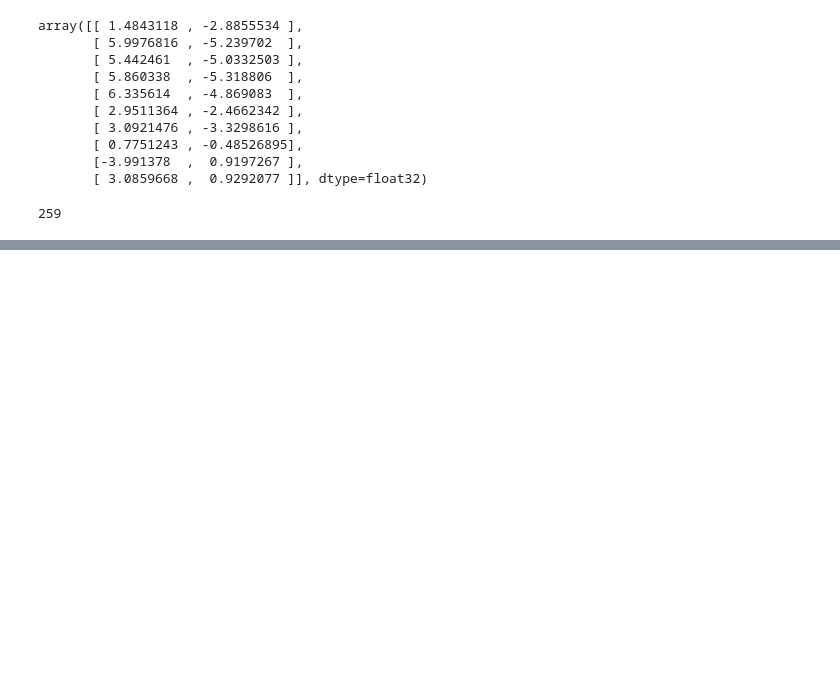
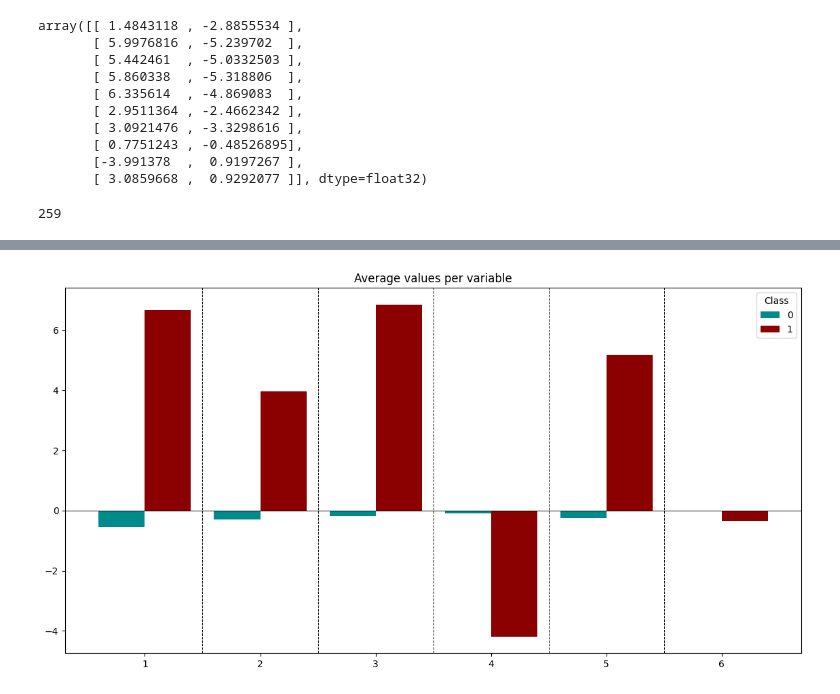
Before and after one commit to DominikaDarabos/explainable_MNG_spike_detection, a Jupyter notebook: load_trained_model.ipynb, the cells around one changed output, grey strips where cells are left out. Drawn from its saved outputs; the diff is of its cells as text; code cells hidden in the pictures; blank space fills up the shorter version.

```diff
--- a/load_trained_model.ipynb
+++ b/load_trained_model.ipynb
@@ -37,14 +37,14 @@ dataloaders = dataSet.sequential_split_with_resampling()
 
 n_channels, n_in = dataSet.samples[0].shape
 n_out = len(dataSet.binary_labels_onehot[0])
-hidden1 = 3
+hidden1 = 6
 weight_num = 4
 affin = torch.tensor([6 / n_in, -0.3606]).tolist()
 #affin = torch.tensor([6 / n_in, -0.3606]).tolist()  #semioptimal
 weight = ((torch.rand(weight_num)-0.5)*8).tolist()
 
 model = VPNet(n_in, n_channels, hidden1, VPTypes.FEATURES, affin + weight, WeightedHermiteSystem(n_in, hidden1, weight_num), [hidden1], n_out, device=device, dtype=dtype)
-model.load_state_dict(torch.load('trained_models/widnow_15_overlapping_11_hidden_3_nweight_4_id_2', weights_only=True))
+model.load_state_dict(torch.load('trained_models/widnow_15_overlapping_11_hidden_6_nweight_4_id_6', weights_only=True))
 # %% [output]
 val timestamps shape (403573, 15)
 val_samples shape torch.Size([403573, 1, 15])
@@ -371,14 +279,14 @@ torch.Size([403573, 3])
 # %%
 def create_tf_model_wo_VP():
     model = tf.keras.Sequential([
-        tf.keras.layers.Input(shape=(3,)),
-        tf.keras.layers.Dense(3, activation=None, use_bias=True),
+        tf.keras.layers.Input(shape=(6,)),
+        tf.keras.layers.Dense(6, activation=None, use_bias=True),
         tf.keras.layers.ReLU(),
         tf.keras.layers.Dense(2, activation=None, use_bias=True)
     ])
     return model
 # %%
-torch_weights = torch.load('trained_models/widnow_15_overlapping_11_hidden_3_nweight_4_id_2', weights_only=True)
+torch_weights = torch.load('trained_models/widnow_15_overlapping_11_hidden_6_nweight_4_id_6', weights_only=True)
 weights_fc1 = torch_weights['fcnn.1.weight'].cpu().numpy()
 biases_fc1 = torch_weights['fcnn.1.bias'].cpu().numpy()
 
@@ -820,0 +828,39 @@ create_comparison_plot(full_extractor_XAIProject, binary_class_num = 1, multiple
+# %%
+def plot_avg_variables(project : XAIProject, indices_0, indices_1):
+
+    values_0 = project.analyzer_output[indices_0]
+    values_1 = project.analyzer_output[indices_1]
+
+    avg_values_0 = np.mean(values_0, axis=0)
+    avg_values_1 = np.mean(values_1, axis=0)
+
+
+    num_vars = len(avg_values_0)
+    x = np.arange(num_vars)
+    width = 0.4
+
+    fig, ax = plt.subplots(figsize=(14, 7))
+    blue = (0 / 255, 139 / 255, 139 / 255)
+    red = (139 / 255, 0 / 255, 0 / 255)
+    ax.bar(x - width / 2, avg_values_0, width=width, color=blue, label='0')
+
+    ax.bar(x + width / 2, avg_values_1, width=width, color=red, label='1')
+
+    for i in range(1, num_vars):
+        ax.axvline(x=i - 0.5, color='black', linestyle='--', linewidth=0.7)
+
+    ax.axhline(y=0, color='black', linewidth=0.7)
+
+    ax.set_title("Average values per variable")
+    ax.set_xticks(x)
+    ax.set_xticklabels(np.arange(1, num_vars + 1))
+    ax.legend(title='Class')
+
+    plt.show()
+
+indices_0 = np.intersect1d(np.where(feature_extractor_XAIProject.prediction_labels == 0)[0], np.where(feature_extractor_XAIProject.binary_labels == 0)[0])
+indices_1 = np.intersect1d(np.where(feature_extractor_XAIProject.prediction_labels == 1)[0], np.where(feature_extractor_XAIProject.binary_labels == 1)[0])
+
+plot_avg_variables(feature_extractor_XAIProject, indices_0, indices_1)
+# %% [output]
+[figure, added]
```
Also changed, not shown: parts of 21 cells of this notebook.
